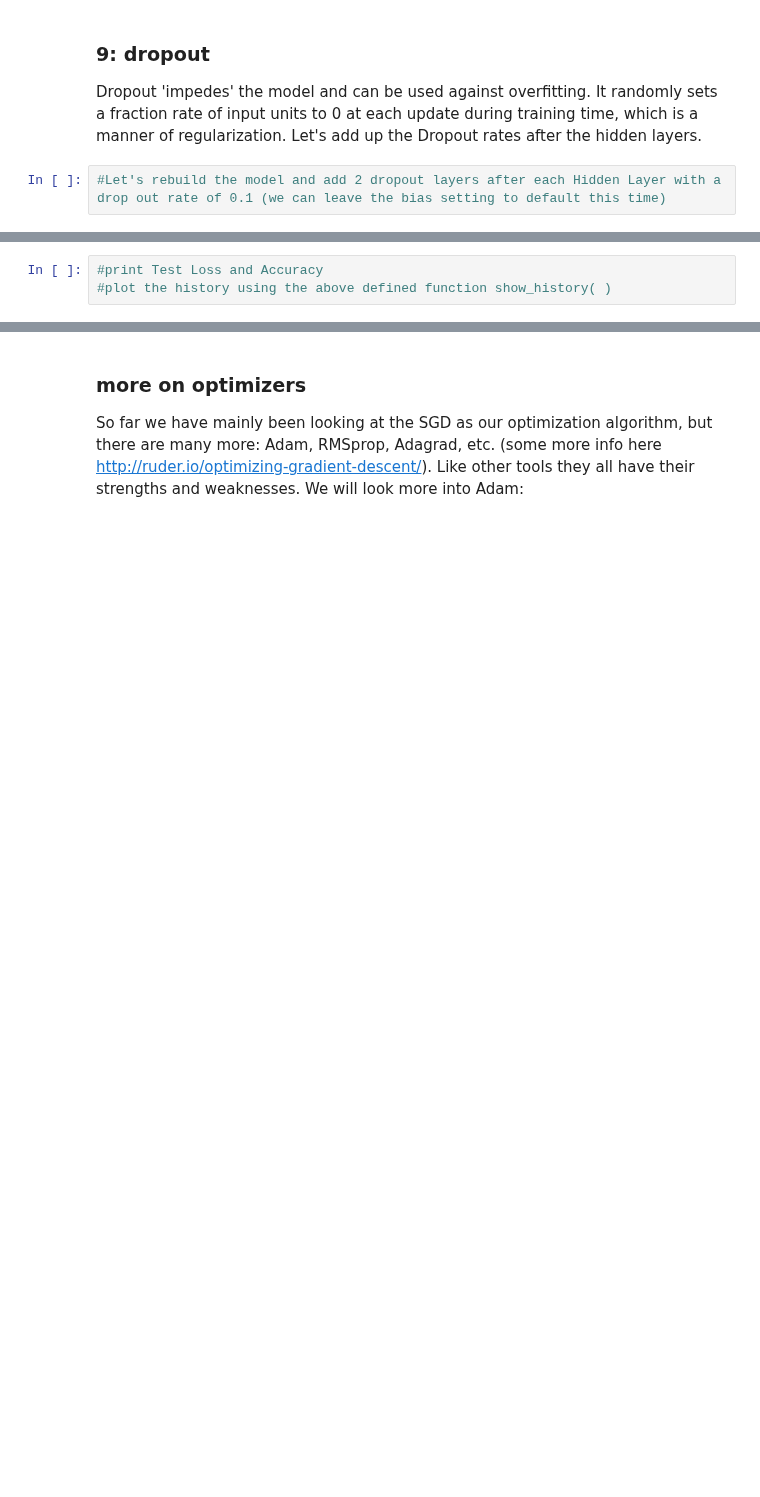
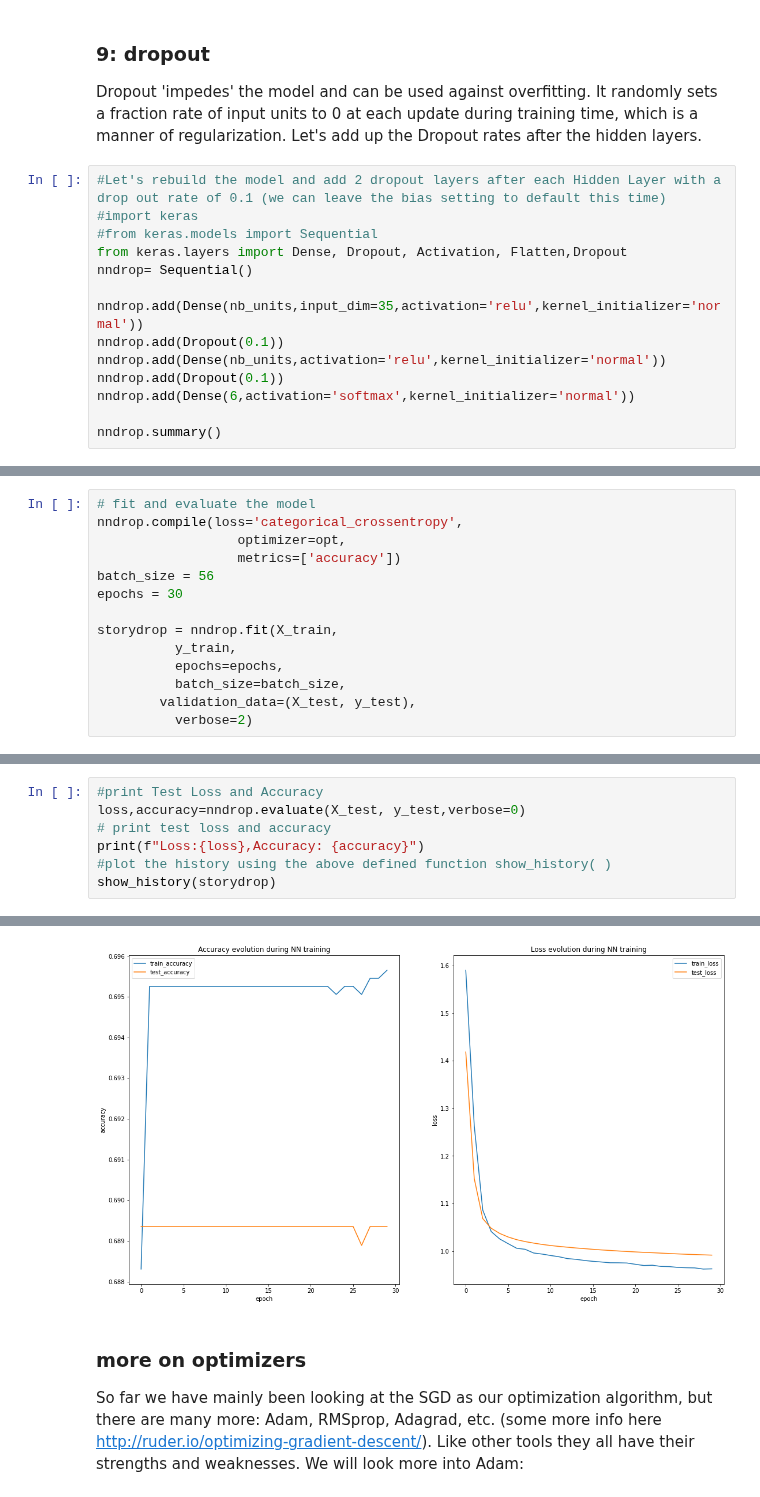
Before and after one commit to mlukan/GDA3B2021, a Jupyter notebook: NN/Quest_Challenge__NN_in_Keras.ipynb, the cells around one changed output, grey strips where cells are left out. Saved outputs shown, nothing was run; the diff lists cells and outputs as text; blank space fills up the shorter version.

```diff
--- a/NN/Quest_Challenge__NN_in_Keras.ipynb
+++ b/NN/Quest_Challenge__NN_in_Keras.ipynb
@@ -376,3 +438,15 @@ Confusion matrix:
 Dropout 'impedes' the model and can be used against overfitting. It randomly sets a fraction rate of input units to 0 at each update during training time, which is a manner of regularization. Let's add up the Dropout rates after the hidden layers.
 # %%
 #Let's rebuild the model and add 2 dropout layers after each Hidden Layer with a drop out rate of 0.1 (we can leave the bias setting to default this time)
+#import keras
+#from keras.models import Sequential
+from keras.layers import Dense, Dropout, Activation, Flatten,Dropout
+nndrop= Sequential()
+
+nndrop.add(Dense(nb_units,input_dim=35,activation='relu',kernel_initializer='normal'))
+nndrop.add(Dropout(0.1))
+nndrop.add(Dense(nb_units,activation='relu',kernel_initializer='normal'))
+nndrop.add(Dropout(0.1))
+nndrop.add(Dense(6,activation='softmax',kernel_initializer='normal'))
+
+nndrop.summary()
@@ -380,0 +472,14 @@ Dropout 'impedes' the model and can be used against overfitting. It randomly set
+# %%
+# fit and evaluate the model
+nndrop.compile(loss='categorical_crossentropy',
+                  optimizer=opt,
+                  metrics=['accuracy'])
+batch_size = 56
+epochs = 30
+
+storydrop = nndrop.fit(X_train,
+          y_train,
+          epochs=epochs,
+          batch_size=batch_size,
+        validation_data=(X_test, y_test),
+          verbose=2)
@@ -381,3 +504,8 @@ Dropout 'impedes' the model and can be used against overfitting. It randomly set
 # %%
 #print Test Loss and Accuracy
+loss,accuracy=nndrop.evaluate(X_test, y_test,verbose=0)
+# print test loss and accuracy
+print(f"Loss:{loss},Accuracy: {accuracy}")
 #plot the history using the above defined function show_history( )
+show_history(storydrop)
+# %% [output]
@@ -384,3 +513,4 @@ Dropout 'impedes' the model and can be used against overfitting. It randomly set
+[figure, added]
 # %% [markdown]
 ### more on optimizers
 
```
Also changed, not shown: parts of 37 cells of this notebook, 1 other file.
